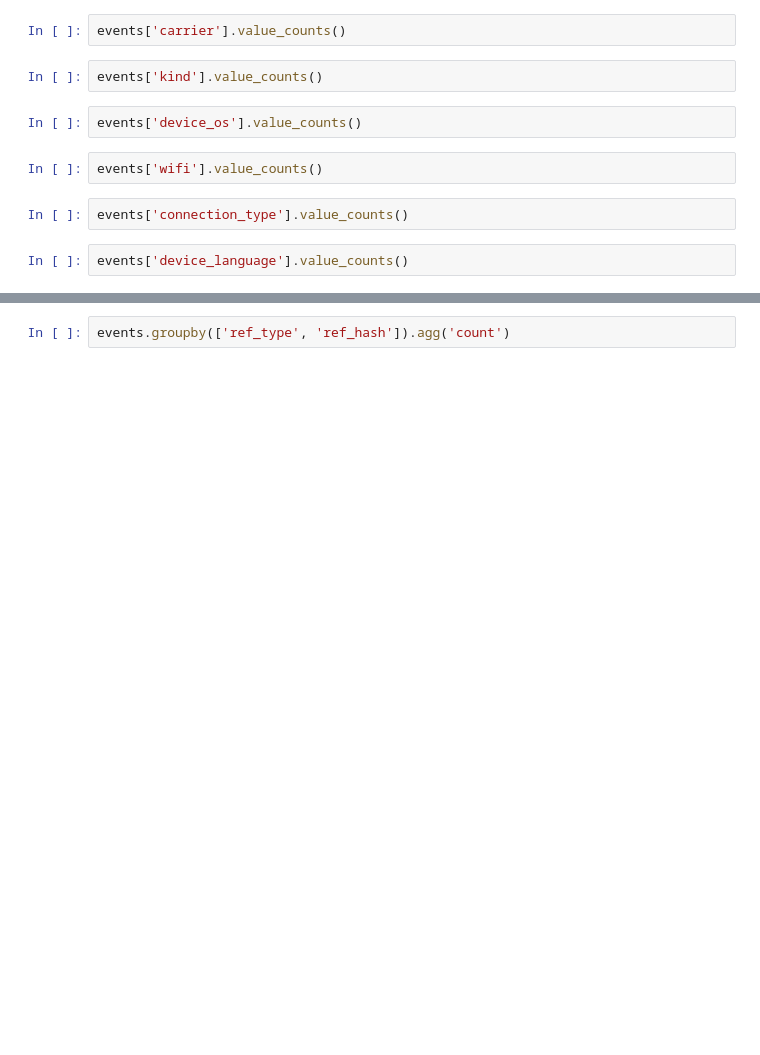
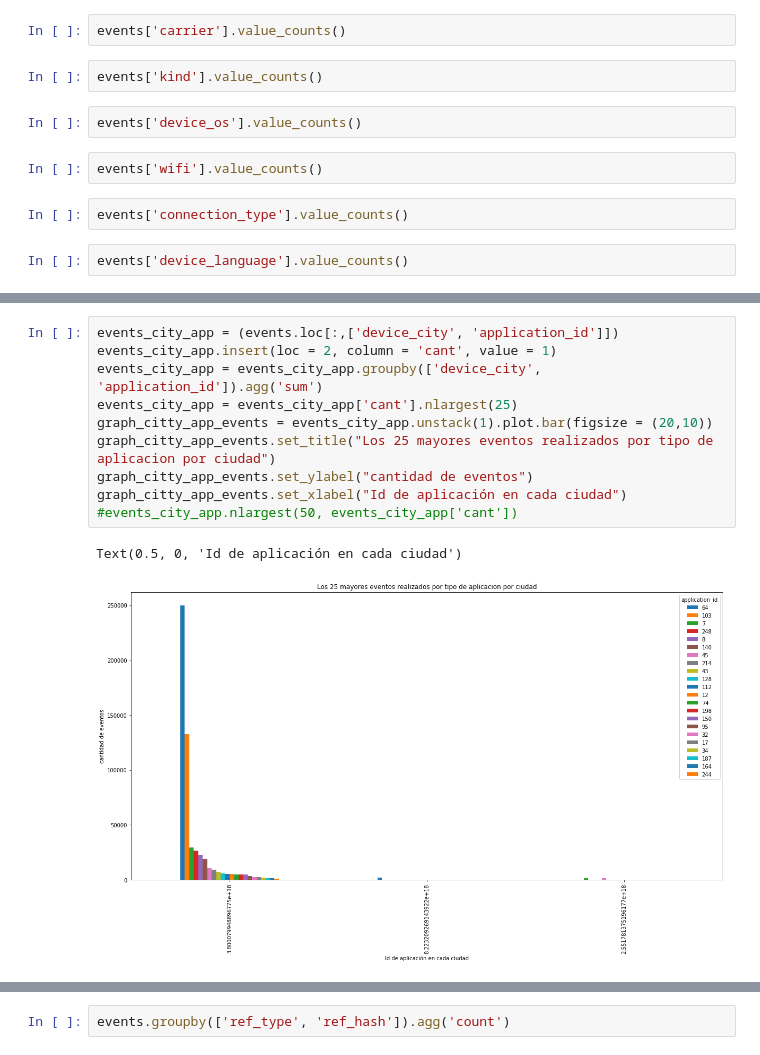
Before and after one commit to Elianagam/orgaDatosTp1, a Jupyter notebook: prueba_events.ipynb, the cells around one changed output, grey strips where cells are left out. Drawn from its saved outputs; the diff is of its cells as text; blank space fills up the shorter version.

```diff
--- a/prueba_events.ipynb
+++ b/prueba_events.ipynb
@@ -140,0 +149,13 @@ events.groupby(['ref_type', 'attributed']).agg('count')
+# %%
+events_city_app = (events.loc[:,['device_city', 'application_id']])
+events_city_app.insert(loc = 2, column = 'cant', value = 1)
+events_city_app = events_city_app.groupby(['device_city', 'application_id']).agg('sum')
+events_city_app = events_city_app['cant'].nlargest(25)
+graph_citty_app_events = events_city_app.unstack(1).plot.bar(figsize = (20,10))
+graph_citty_app_events.set_title("Los 25 mayores eventos realizados por tipo de aplicacion por ciudad")
+graph_citty_app_events.set_ylabel("cantidad de eventos")
+graph_citty_app_events.set_xlabel("Id de aplicación en cada ciudad")
+#events_city_app.nlargest(50, events_city_app['cant'])
+# %% [output]
+Text(0.5, 0, 'Id de aplicación en cada ciudad')
+[figure, added]
```
Also changed, not shown: parts of 14 cells of this notebook.
